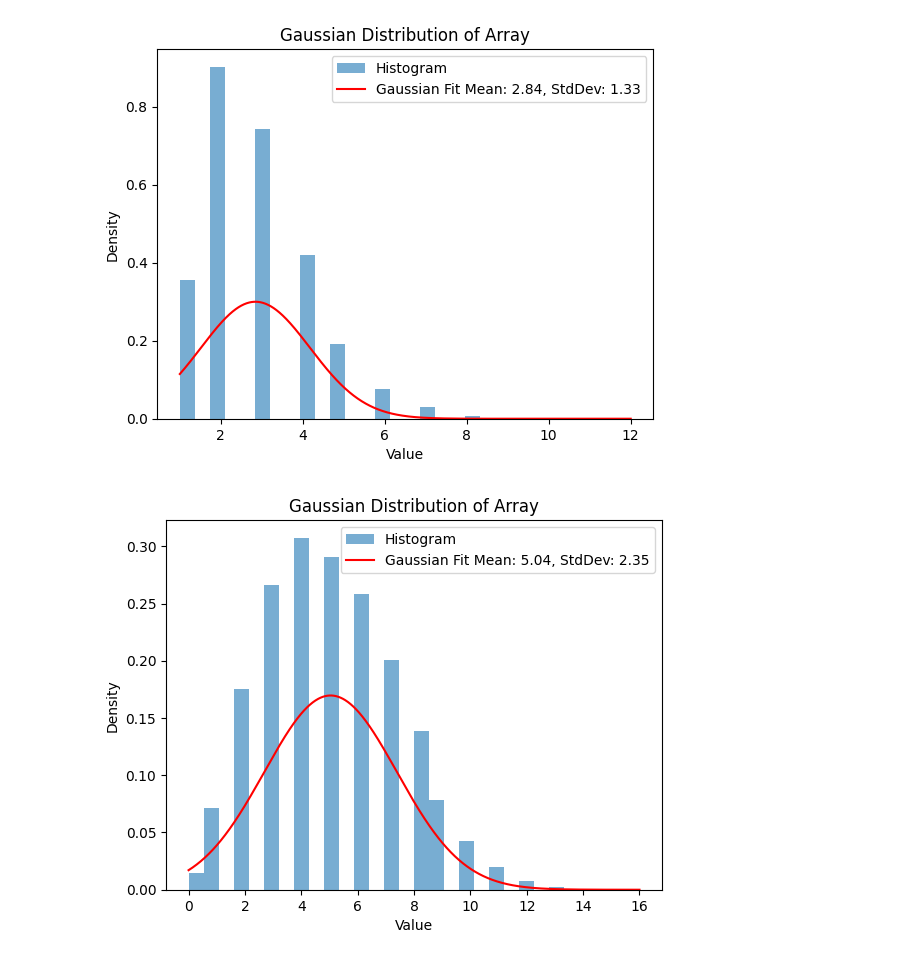
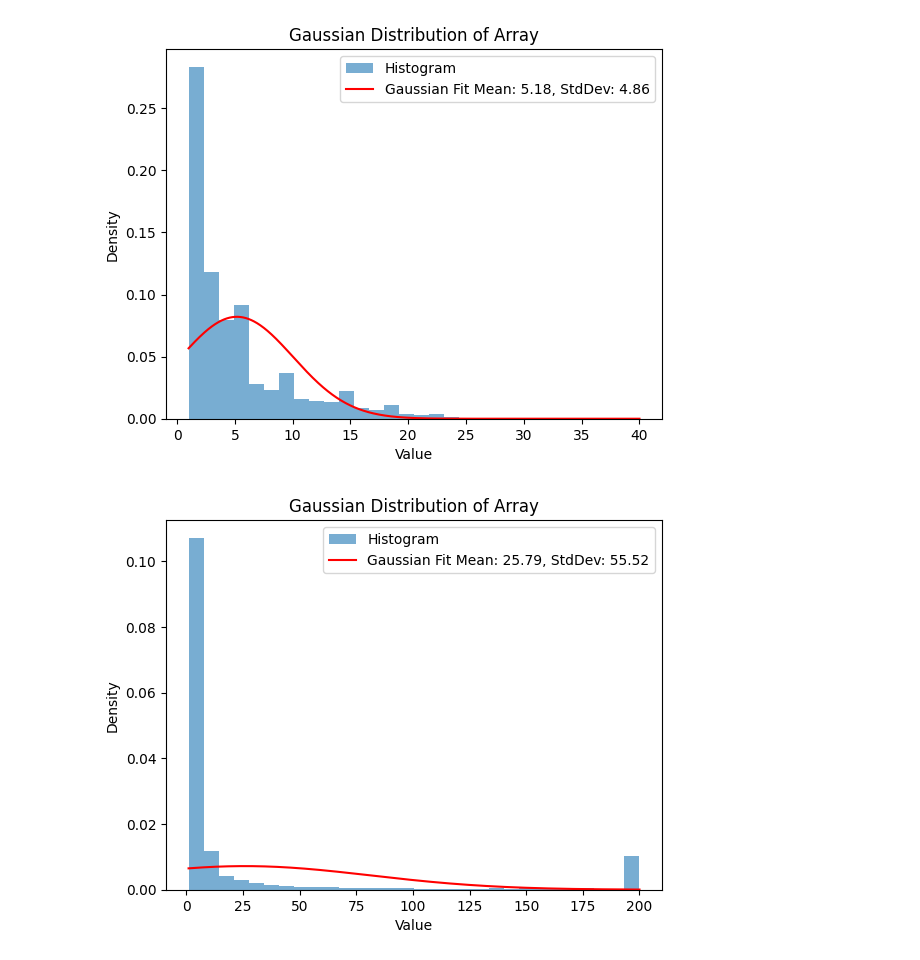
Before and after one commit to ashfaq1701/ctdne, a Jupyter notebook: walk_analysis.ipynb, the cells around one changed output. Drawn from its saved outputs; the diff is of its cells as text; code cells hidden in the pictures.

Commit message:
Walk analysis in progress

```diff
--- a/walk_analysis.ipynb
+++ b/walk_analysis.ipynb
@@ -2,4 +2,6 @@
 import pickle
 import numpy as np
 # %%
-walks = pickle.load(open('data/walks.pkl', 'rb'))
+walks_alibaba_linear = pickle.load(open('data/walks_alibaba_Linear.pkl', 'rb'))
+walks_alibaba_exponential = pickle.load(open('data/walks_alibaba_Exponential.pkl', 'rb'))
+walks_alibaba_uniform = pickle.load(open('data/walks_alibaba_Uniform.pkl', 'rb'))
@@ -6,4 +12,11 @@ walks = pickle.load(open('data/walks.pkl', 'rb'))
 # %%
-walk_lens = [len(walk) for walk in walks]
-max(walk_lens), np.average(walk_lens), np.median(walk_lens)
+walk_lens_alibaba_linear = [len(walk) for walk in walks_alibaba_linear]
+walk_lens_alibaba_exponential = [len(walk) for walk in walks_alibaba_exponential]
+walk_lens_alibaba_uniform = [len(walk) for walk in walks_alibaba_uniform]
+
+print(f'Alibaba Linear: max {max(walk_lens_alibaba_linear)}, mean: {np.mean(walk_lens_alibaba_linear)}, median: {np.median(walk_lens_alibaba_linear)}')
+
+print(f'Alibaba Exponential: max {max(walk_lens_alibaba_exponential)}, mean: {np.mean(walk_lens_alibaba_exponential)}, median: {np.median(walk_lens_alibaba_exponential)}')
+
+print(f'Alibaba Uniform: max {max(walk_lens_alibaba_uniform)}, mean: {np.mean(walk_lens_alibaba_uniform)}, median: {np.median(walk_lens_alibaba_uniform)}')
 # %% [output]
@@ -83,8 +165,8 @@ def plot_gaussian_distribution(arr):
 # %%
-plot_gaussian_distribution(walk_lens)
+plot_gaussian_distribution(walk_lens_alibaba_linear)
 # %% [output]
-[figure, old version]
+[figure, new version]
 # %%
-plot_gaussian_distribution(path_lens)
+plot_gaussian_distribution(walk_lens_alibaba_exponential)
 # %% [output]
-[figure, old version]
+[figure, new version]
```
Also changed, not shown: parts of 24 cells of this notebook, 1 other file.
